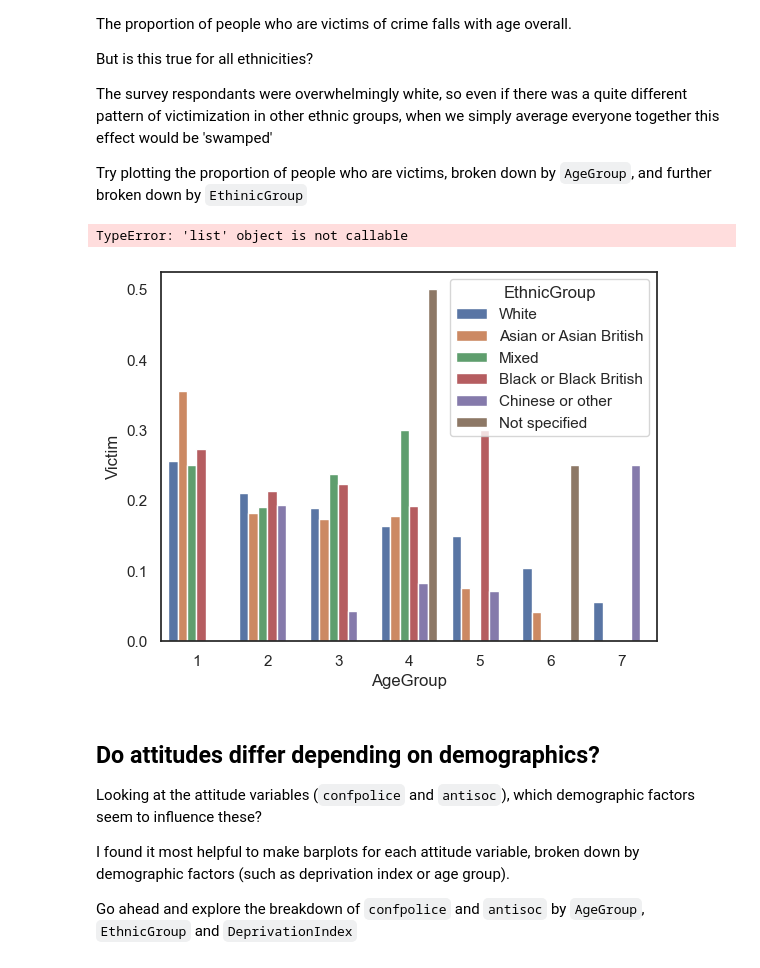
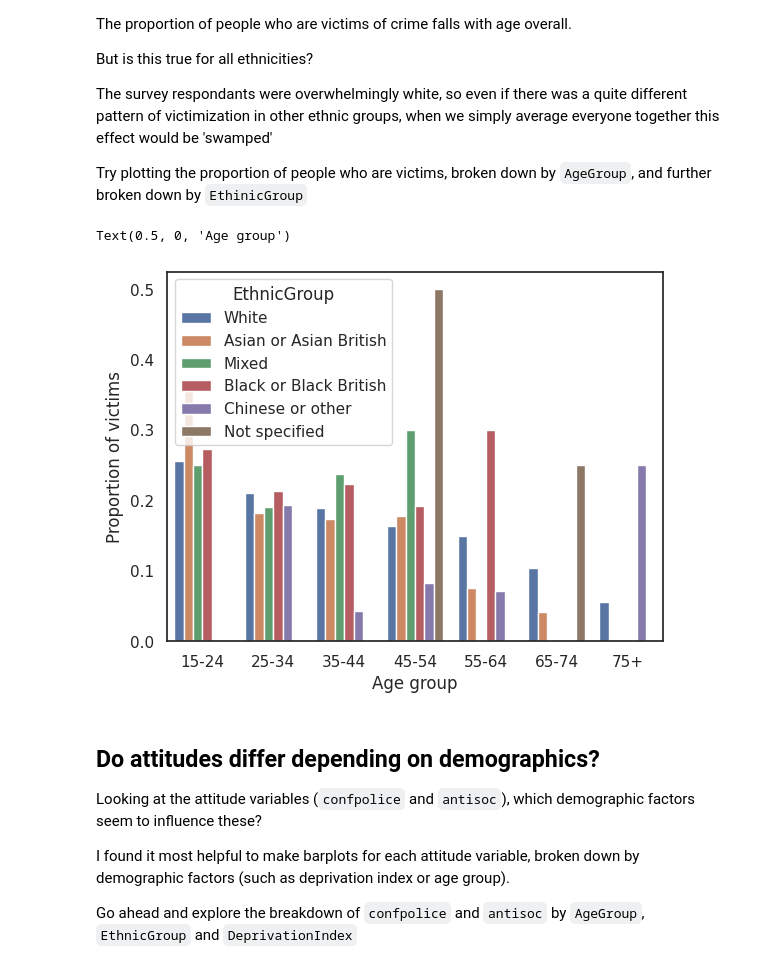
Before and after one commit to Tedodor423/bms-collab-notebooks, a Jupyter notebook: stats/1.3_DataWrangling/1.3.11_TutorialExercises.ipynb, the cells around one changed output. Drawn from its saved outputs; the diff is of its cells as text; code cells hidden in the pictures.

```diff
--- a/stats/1.3_DataWrangling/1.3.11_TutorialExercises.ipynb
+++ b/stats/1.3_DataWrangling/1.3.11_TutorialExercises.ipynb
@@ -74,7 +76,7 @@ Download the dataset from Canvas and import them as a dataframe called `crime`
 # WARNING! This will only work once you:
 # download the datafile and
 # put it in the right place on your computer!
-crime  = pd.read_csv('../data/CrimeData_2013.csv')
+crime  = pd.read_csv('https://raw.githubusercontent.com/Tedodor423/bms-collab-notebooks/refs/heads/main/stats/data/CrimeData_2013.csv')
 crime
 # %% [output]
 |  | ID | Sex | Age | AgeGroup | EthnicGroup | Education | SES | DeprivationIndex | Victim | ... |
@@ -472,13 +471,13 @@ The survey respondants were overwhelmingly white, so even if there was a quite d
 Try plotting the proportion of people who are victims, broken down by `AgeGroup`, and further broken down by `EthinicGroup`
 # %%
 sns.barplot(crime, x='AgeGroup', y='Victim', hue='EthnicGroup', estimator='mean', ci=None)
-plt.xticks(labels=agegroup_bins)
+plt.xticks(ticks=range(7), labels=agegroup_bins)
 
 plt.ylabel("Proportion of victims")
 plt.xlabel("Age group")
 # %% [output]
-TypeError: 'list' object is not callable
+Text(0.5, 0, 'Age group')
-[figure, old version]
+[figure, new version]
 # %% [markdown]
 ## Do attitudes differ depending on demographics?
 
```
Also changed, not shown: parts of 9 cells of this notebook.
